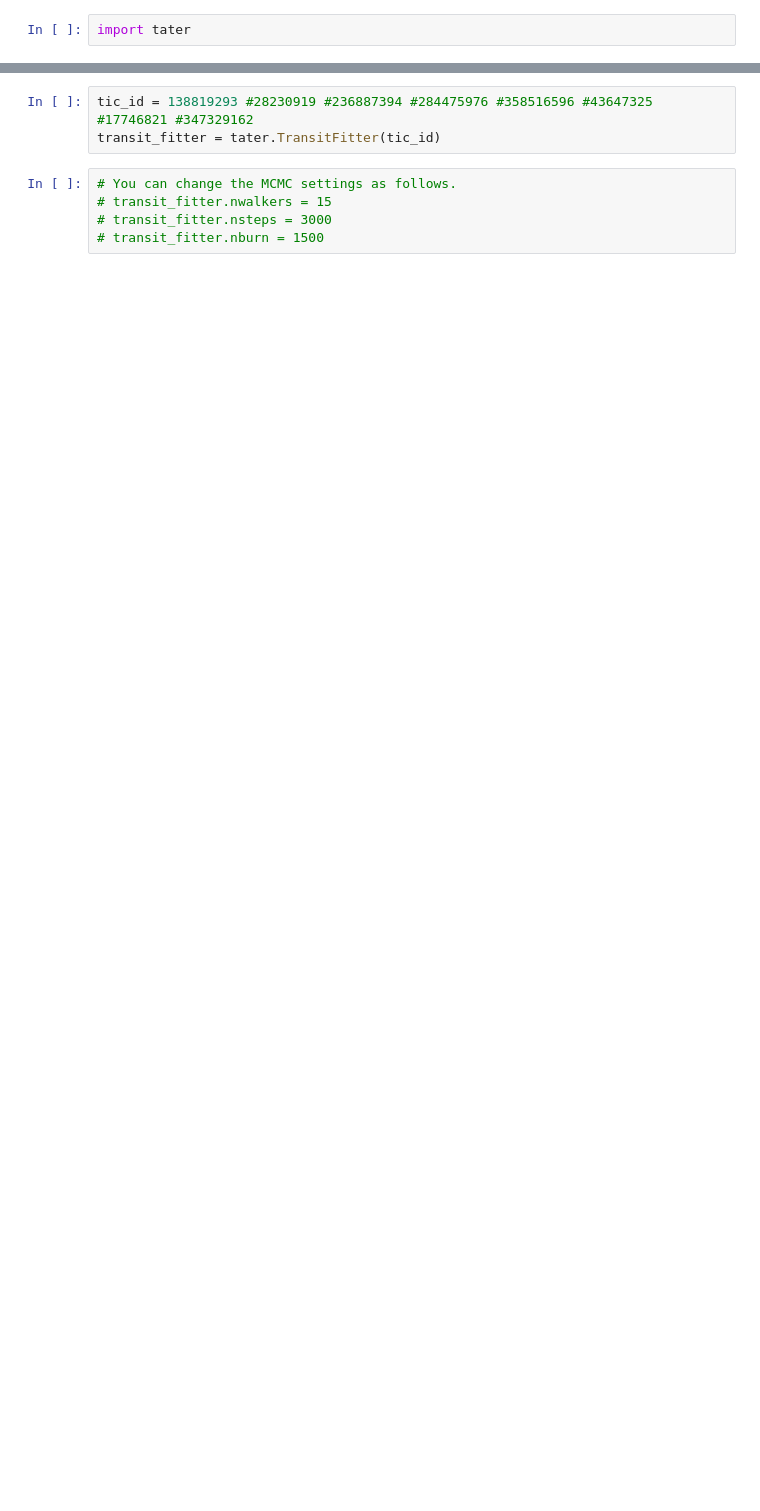
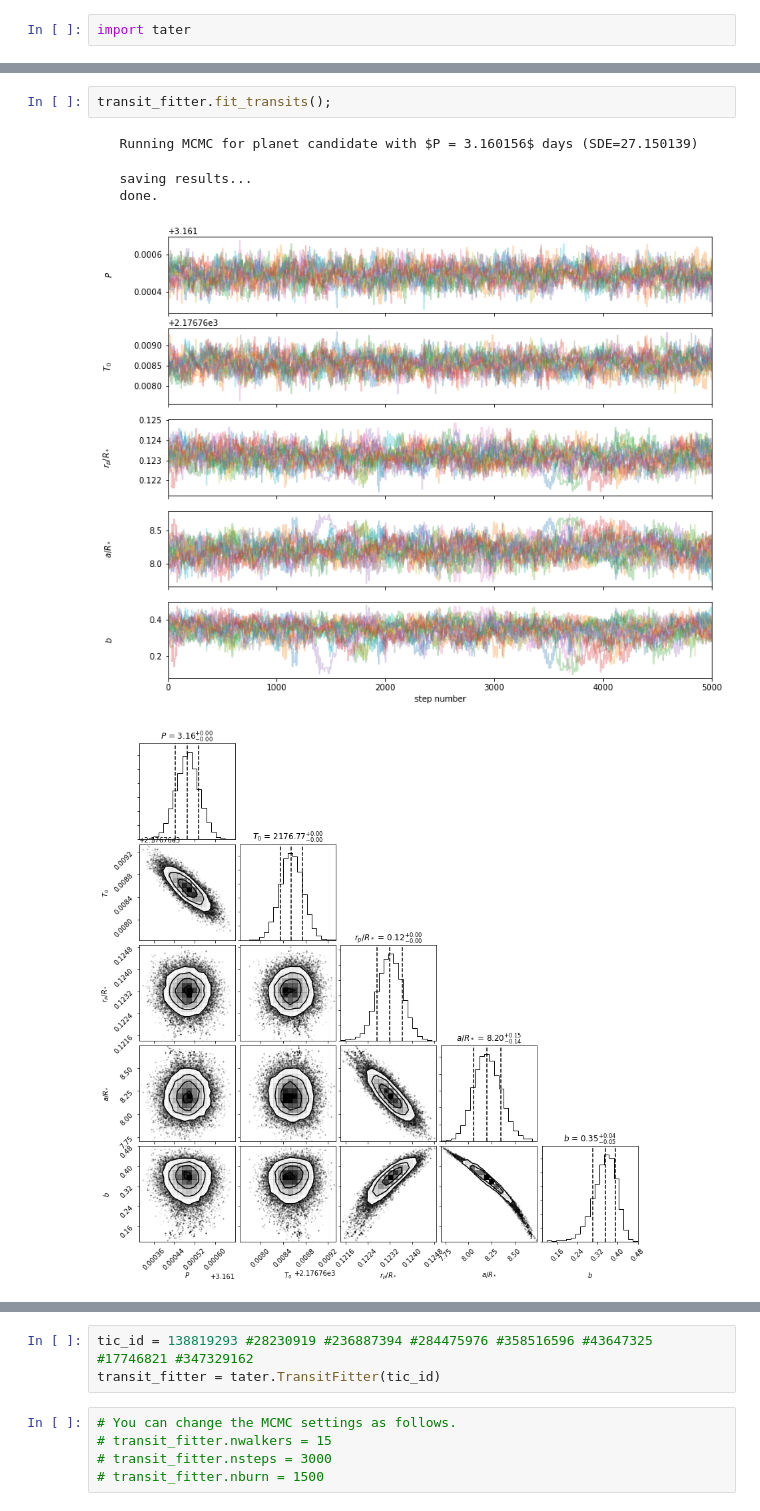
Before and after one commit to CalebHarada/TESS_Cycle3, a Jupyter notebook: tater/test_tater.ipynb, the cells around one changed output, grey strips where cells are left out. Saved outputs shown, nothing was run; the diff lists cells and outputs as text; blank space fills up the shorter version.

```diff
--- a/tater/test_tater.ipynb
+++ b/tater/test_tater.ipynb
@@ -23,0 +59,8 @@ import tater
+# %%
+transit_fitter.fit_transits();
+# %% [output]
+   Running MCMC for planet candidate with $P = 3.160156$ days (SDE=27.150139)
+   saving results...
+   done.
+[figure, added]
+[figure, added]
```
Also changed, not shown: parts of 77 cells of this notebook.
